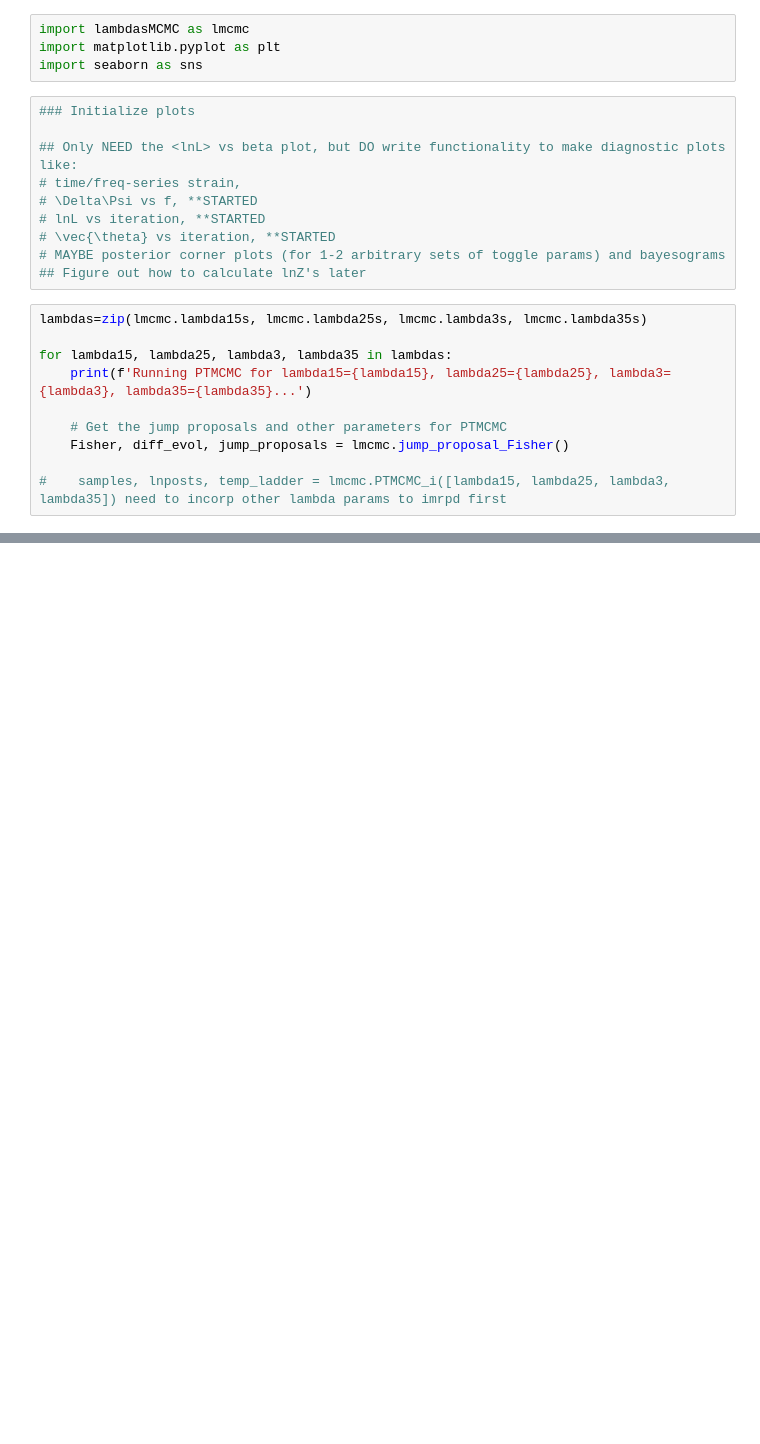
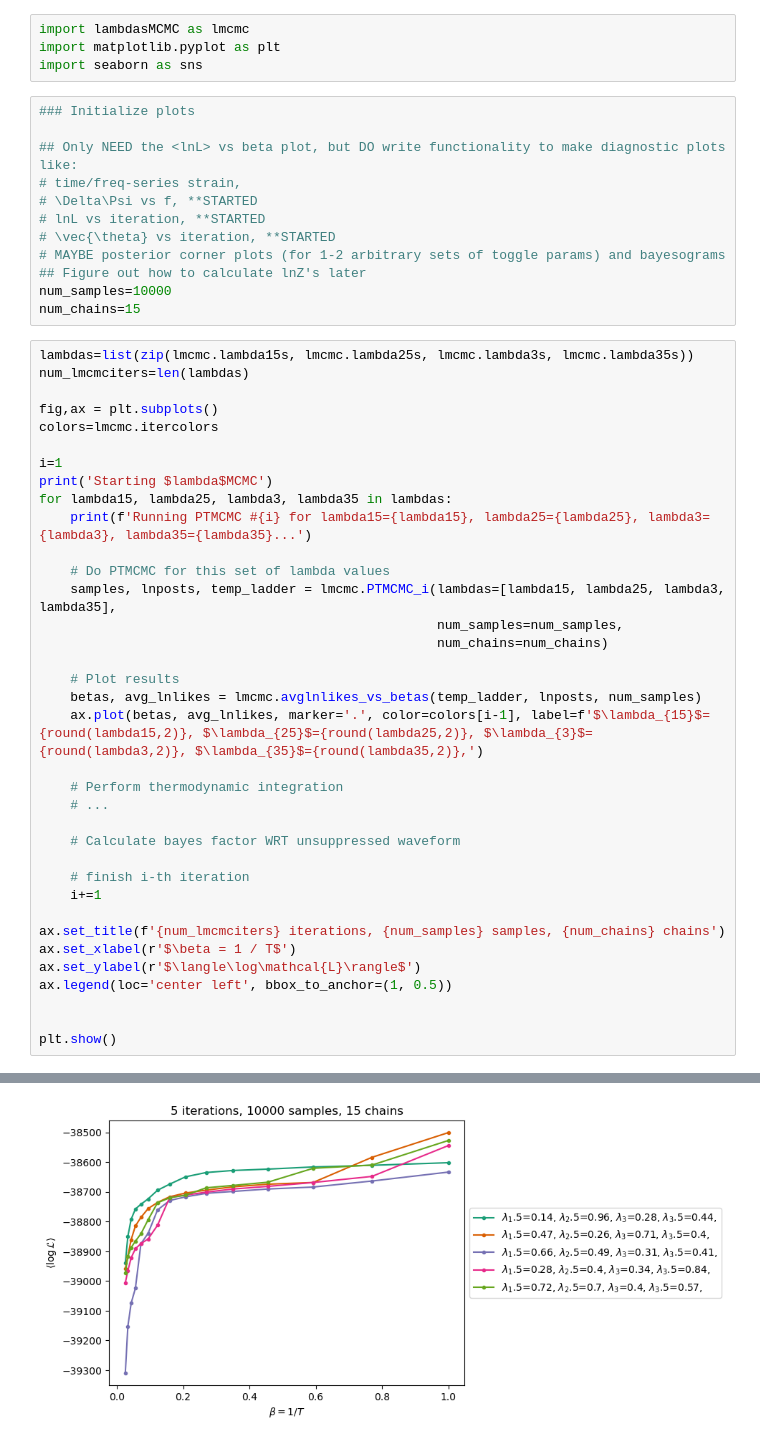
Before and after one commit to jimmy-gw/GWTails_ParameterEstimation, a Jupyter notebook: TAILSvsNOTAILS_MCMC.ipynb, the cells around one changed output, grey strips where cells are left out. Drawn from its saved outputs; the diff is of its cells as text; blank space fills up the shorter version.

```diff
--- a/TAILSvsNOTAILS_MCMC.ipynb
+++ b/TAILSvsNOTAILS_MCMC.ipynb
@@ -24,14 +24,42 @@ import seaborn as sns
 # \vec{\theta} vs iteration, **STARTED
 # MAYBE posterior corner plots (for 1-2 arbitrary sets of toggle params) and bayesograms
 ## Figure out how to calculate lnZ's later
+num_samples=10000
+num_chains=15
 # %%
-lambdas=zip(lmcmc.lambda15s, lmcmc.lambda25s, lmcmc.lambda3s, lmcmc.lambda35s)
+lambdas=list(zip(lmcmc.lambda15s, lmcmc.lambda25s, lmcmc.lambda3s, lmcmc.lambda35s))
+num_lmcmciters=len(lambdas)
 
+fig,ax = plt.subplots()
+colors=lmcmc.itercolors
+
+i=1
+print('Starting $lambda$MCMC')
 for lambda15, lambda25, lambda3, lambda35 in lambdas:
-    print(f'Running PTMCMC for lambda15={lambda15}, lambda25={lambda25}, lambda3={lambda3}, lambda35={lambda35}...')
+    print(f'Running PTMCMC #{i} for lambda15={lambda15}, lambda25={lambda25}, lambda3={lambda3}, lambda35={lambda35}...')
 
-    # Get the jump proposals and other parameters for PTMCMC
-    Fisher, diff_evol, jump_proposals = lmcmc.jump_proposal_Fisher()
+    # Do PTMCMC for this set of lambda values
+    samples, lnposts, temp_ladder = lmcmc.PTMCMC_i(lambdas=[lambda15, lambda25, lambda3, lambda35],
+                                                   num_samples=num_samples,
+                                                   num_chains=num_chains)
 
-#    samples, lnposts, temp_ladder = lmcmc.PTMCMC_i([lambda15, lambda25, lambda3, lambda35]) need to incorp other lambda params to imrpd first
+    # Plot results
+    betas, avg_lnlikes = lmcmc.avglnlikes_vs_betas(temp_ladder, lnposts, num_samples)
+    ax.plot(betas, avg_lnlikes, marker='.', color=colors[i-1], label=f'$\lambda_{15}$={round(lambda15,2)}, $\lambda_{25}$={round(lambda25,2)}, $\lambda_{3}$={round(lambda3,2)}, $\lambda_{35}$={round(lambda35,2)},')
+
+    # Perform thermodynamic integration
+    # ...
+
+    # Calculate bayes factor WRT unsuppressed waveform
+
+    # finish i-th iteration
+    i+=1
+
+ax.set_title(f'{num_lmcmciters} iterations, {num_samples} samples, {num_chains} chains')
+ax.set_xlabel(r'$\beta = 1 / T$')
+ax.set_ylabel(r'$\langle\log\mathcal{L}\rangle$')
+ax.legend(loc='center left', bbox_to_anchor=(1, 0.5))
+
+
+plt.show()
 # %% [output]
@@ -40,0 +86 @@ Running PTMCMC for lambda15=0.39931445537457666, lambda25=0.5518624719048163, la
+[figure, added]
```
Also changed, not shown: parts of 1 cell of this notebook, 4 other files.
